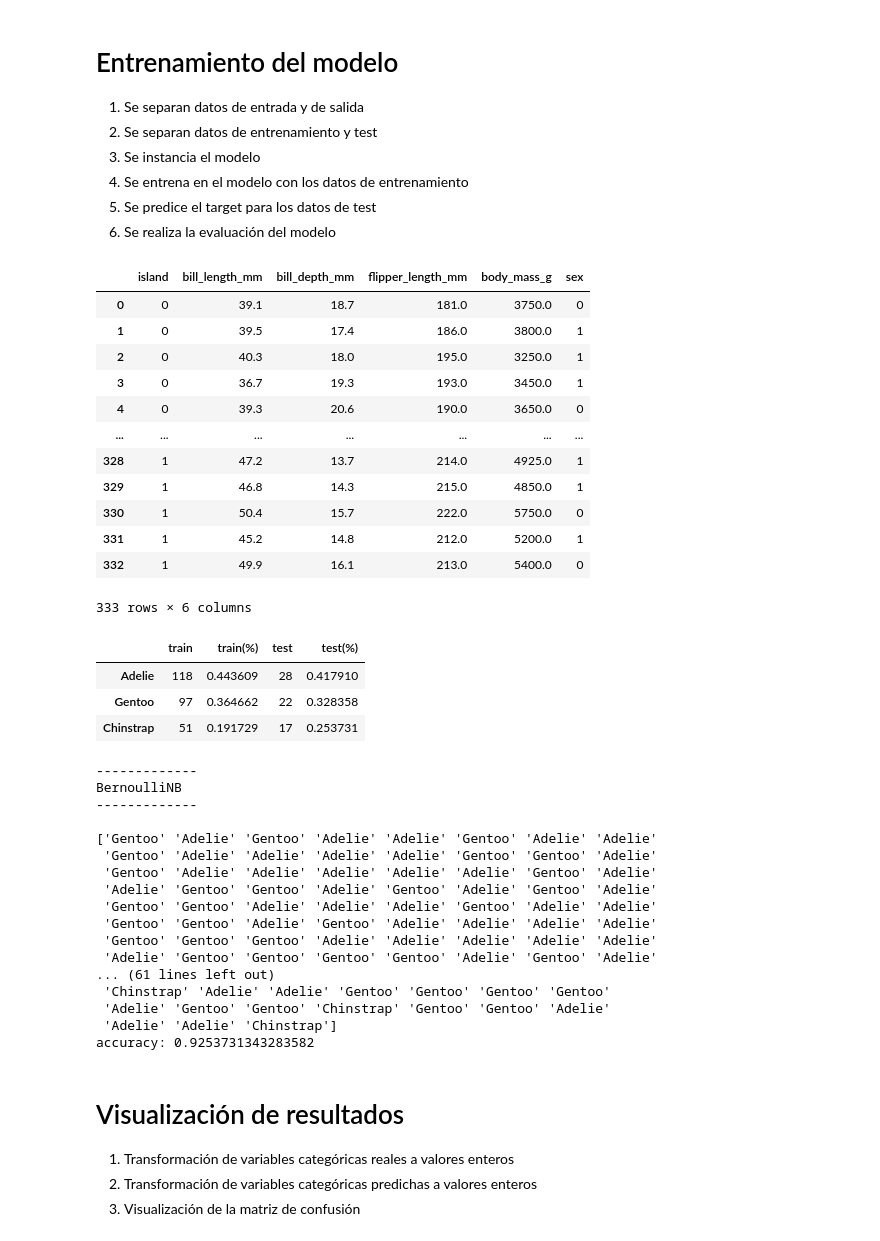
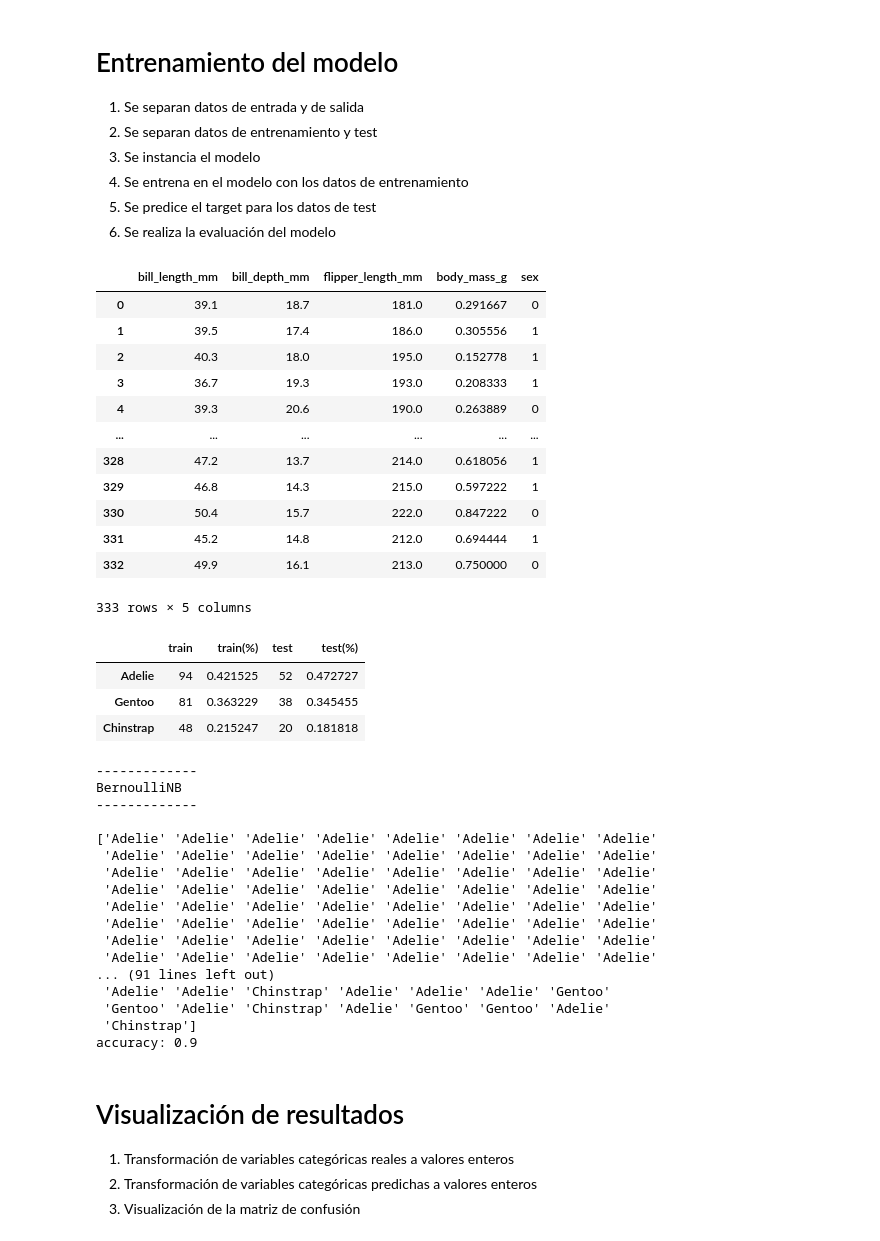
Before and after one commit to AyozeGS/IABD, a Jupyter notebook: SNS/UT3/T2/Ayoze_Gil_Sosa_Act_3_2_Penguin_NaiveBayes.ipynb, the cells around one changed output. Saved outputs shown, nothing was run; the diff lists cells and outputs as text; code cells hidden in the pictures.

```diff
--- a/SNS/UT3/T2/Ayoze_Gil_Sosa_Act_3_2_Penguin_NaiveBayes.ipynb
+++ b/SNS/UT3/T2/Ayoze_Gil_Sosa_Act_3_2_Penguin_NaiveBayes.ipynb
@@ -65,11 +65,11 @@ field_name_to_categorical = False
 
 # Columnas a eliminar
 # Nota: Se eliminan las columnas no numéricas automáticamente
-columns_to_discard = []
+columns_to_discard = ['island']
 
 # Columnas a escalar
-columns_to_minmax_scale = []
-columns_to_standard_scale = []
+columns_to_minmax_scale = ['body_mass_g']
+columns_to_standard_scale = [] #Nota: ComplementNB no admite valores negativos
 # %% [markdown]
 # Tratamiento del conjunto de datos
 
@@ -196,44 +196,44 @@ X = df.drop(field_name, axis=1)
 y = df[field_name]
 display(X)
 # %% [output]
-|  | island | bill_length_mm | bill_depth_mm | flipper_length_mm | body_mass_g | sex |
-| 0 | 0 | 39.1 | 18.7 | 181.0 | 3750.0 | 0 |
-| 1 | 0 | 39.5 | 17.4 | 186.0 | 3800.0 | 1 |
-| 2 | 0 | 40.3 | 18.0 | 195.0 | 3250.0 | 1 |
-| 3 | 0 | 36.7 | 19.3 | 193.0 | 3450.0 | 1 |
-| 4 | 0 | 39.3 | 20.6 | 190.0 | 3650.0 | 0 |
-| ... | ... | ... | ... | ... | ... | ... |
-| 328 | 1 | 47.2 | 13.7 | 214.0 | 4925.0 | 1 |
-| 329 | 1 | 46.8 | 14.3 | 215.0 | 4850.0 | 1 |
-| 330 | 1 | 50.4 | 15.7 | 222.0 | 5750.0 | 0 |
-| 331 | 1 | 45.2 | 14.8 | 212.0 | 5200.0 | 1 |
-| 332 | 1 | 49.9 | 16.1 | 213.0 | 5400.0 | 0 |
+|  | bill_length_mm | bill_depth_mm | flipper_length_mm | body_mass_g | sex |
+| 0 | 39.1 | 18.7 | 181.0 | 0.291667 | 0 |
+| 1 | 39.5 | 17.4 | 186.0 | 0.305556 | 1 |
+| 2 | 40.3 | 18.0 | 195.0 | 0.152778 | 1 |
+| 3 | 36.7 | 19.3 | 193.0 | 0.208333 | 1 |
+| 4 | 39.3 | 20.6 | 190.0 | 0.263889 | 0 |
+| ... | ... | ... | ... | ... | ... |
+| 328 | 47.2 | 13.7 | 214.0 | 0.618056 | 1 |
+| 329 | 46.8 | 14.3 | 215.0 | 0.597222 | 1 |
+| 330 | 50.4 | 15.7 | 222.0 | 0.847222 | 0 |
+| 331 | 45.2 | 14.8 | 212.0 | 0.694444 | 1 |
+| 332 | 49.9 | 16.1 | 213.0 | 0.750000 | 0 |
-333 rows × 6 columns
+333 rows × 5 columns
 # %%
 ##########
 # PASO 2 #
 ##########
 
 # Se separan datos de train y test
-Xtrain, Xtest, ytrain, ytest = train_test_split(X, y, test_size=0.20, random_state=1)
+Xtrain, Xtest, ytrain, ytest = train_test_split(X, y, test_size=0.33, random_state=42)
 
 # Visualización de registros de cada categoría
 train_samples = ytrain.value_counts()
 test_samples = ytest.value_counts()
 samples = pd.concat([train_samples, train_samples/len(ytrain), test_samples, test_samples/len(ytest)],
                     axis=1,
                     keys=["train", "train(%)", "test", "test(%)"])
 
 # Editamos los índices en caso de ser valores numéricos
 if field_name_to_categorical:
   samples.index = field_categories[samples.index]
 
 samples
 # %% [output]
 |  | train | train(%) | test | test(%) |
-| Adelie | 118 | 0.443609 | 28 | 0.417910 |
-| Gentoo | 97 | 0.364662 | 22 | 0.328358 |
-| Chinstrap | 51 | 0.191729 | 17 | 0.253731 |
+| Adelie | 94 | 0.421525 | 52 | 0.472727 |
+| Gentoo | 81 | 0.363229 | 38 | 0.345455 |
+| Chinstrap | 48 | 0.215247 | 20 | 0.181818 |
 # %%
 # Función para entrenamiento, predicción y evaluación de un modelo.
 def use_model(model_name):
@@ -282,19 +282,19 @@ for i, model_name in enumerate(model_names):
 BernoulliNB
 -------------
 
-['Gentoo' 'Adelie' 'Gentoo' 'Adelie' 'Adelie' 'Gentoo' 'Adelie' 'Adelie'
- 'Gentoo' 'Adelie' 'Adelie' 'Adelie' 'Adelie' 'Gentoo' 'Gentoo' 'Adelie'
- 'Gentoo' 'Adelie' 'Adelie' 'Adelie' 'Adelie' 'Adelie' 'Gentoo' 'Adelie'
- 'Adelie' 'Gentoo' 'Gentoo' 'Adelie' 'Gentoo' 'Adelie' 'Gentoo' 'Adelie'
- 'Gentoo' 'Gentoo' 'Adelie' 'Adelie' 'Adelie' 'Gentoo' 'Adelie' 'Adelie'
- 'Gentoo' 'Gentoo' 'Adelie' 'Gentoo' 'Adelie' 'Adelie' 'Adelie' 'Adelie'
- 'Gentoo' 'Gentoo' 'Gentoo' 'Adelie' 'Adelie' 'Adelie' 'Adelie' 'Adelie'
- 'Adelie' 'Gentoo' 'Gentoo' 'Gentoo' 'Gentoo' 'Adelie' 'Gentoo' 'Adelie'
-... (61 lines left out)
- 'Chinstrap' 'Adelie' 'Adelie' 'Gentoo' 'Gentoo' 'Gentoo' 'Gentoo'
- 'Adelie' 'Gentoo' 'Gentoo' 'Chinstrap' 'Gentoo' 'Gentoo' 'Adelie'
- 'Adelie' 'Adelie' 'Chinstrap']
-accuracy: 0.9253731343283582
+['Adelie' 'Adelie' 'Adelie' 'Adelie' 'Adelie' 'Adelie' 'Adelie' 'Adelie'
+ 'Adelie' 'Adelie' 'Adelie' 'Adelie' 'Adelie' 'Adelie' 'Adelie' 'Adelie'
+ 'Adelie' 'Adelie' 'Adelie' 'Adelie' 'Adelie' 'Adelie' 'Adelie' 'Adelie'
+ 'Adelie' 'Adelie' 'Adelie' 'Adelie' 'Adelie' 'Adelie' 'Adelie' 'Adelie'
+ 'Adelie' 'Adelie' 'Adelie' 'Adelie' 'Adelie' 'Adelie' 'Adelie' 'Adelie'
+ 'Adelie' 'Adelie' 'Adelie' 'Adelie' 'Adelie' 'Adelie' 'Adelie' 'Adelie'
+ 'Adelie' 'Adelie' 'Adelie' 'Adelie' 'Adelie' 'Adelie' 'Adelie' 'Adelie'
+ 'Adelie' 'Adelie' 'Adelie' 'Adelie' 'Adelie' 'Adelie' 'Adelie' 'Adelie'
+... (91 lines left out)
+ 'Adelie' 'Adelie' 'Chinstrap' 'Adelie' 'Adelie' 'Adelie' 'Gentoo'
+ 'Gentoo' 'Adelie' 'Chinstrap' 'Adelie' 'Gentoo' 'Gentoo' 'Adelie'
+ 'Chinstrap']
+accuracy: 0.9
 # %% [markdown]
 # Visualización de resultados
 
```
Also changed, not shown: parts of 4 cells of this notebook.
